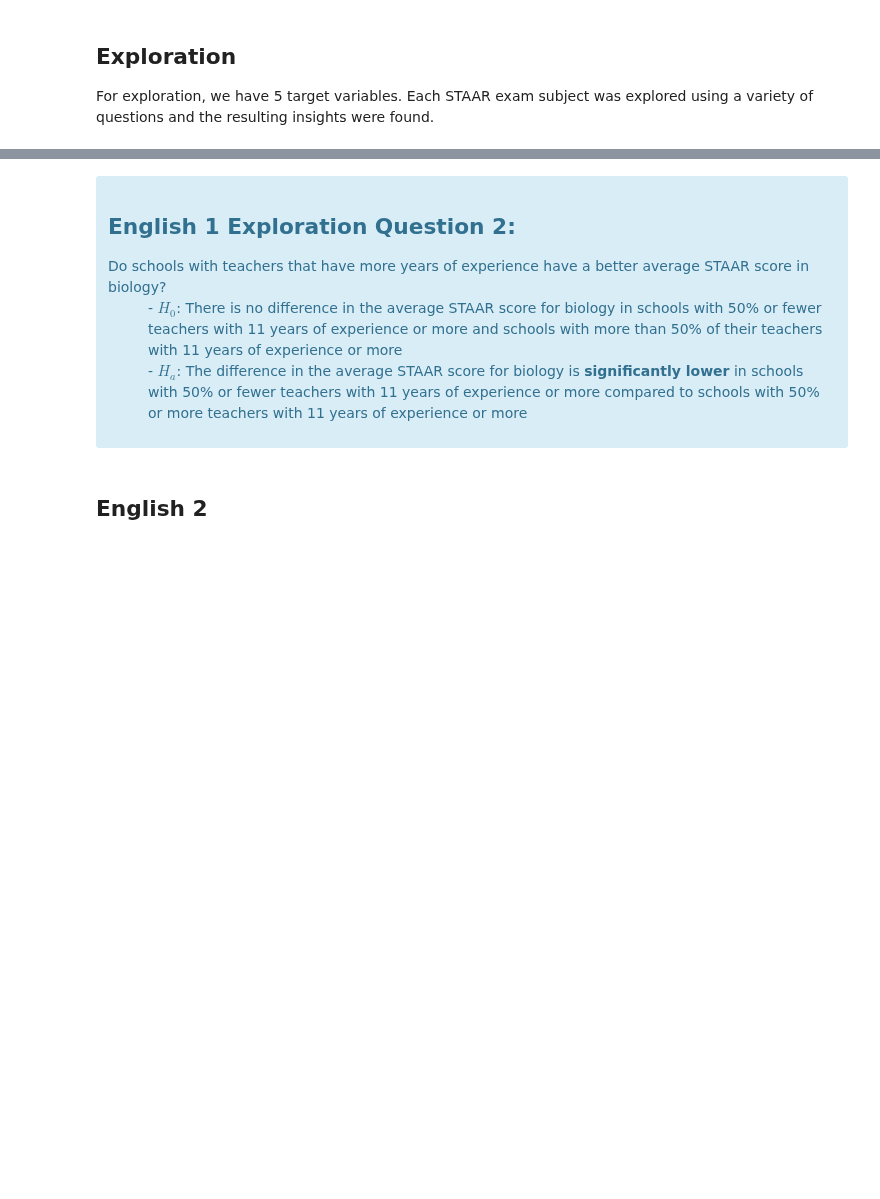
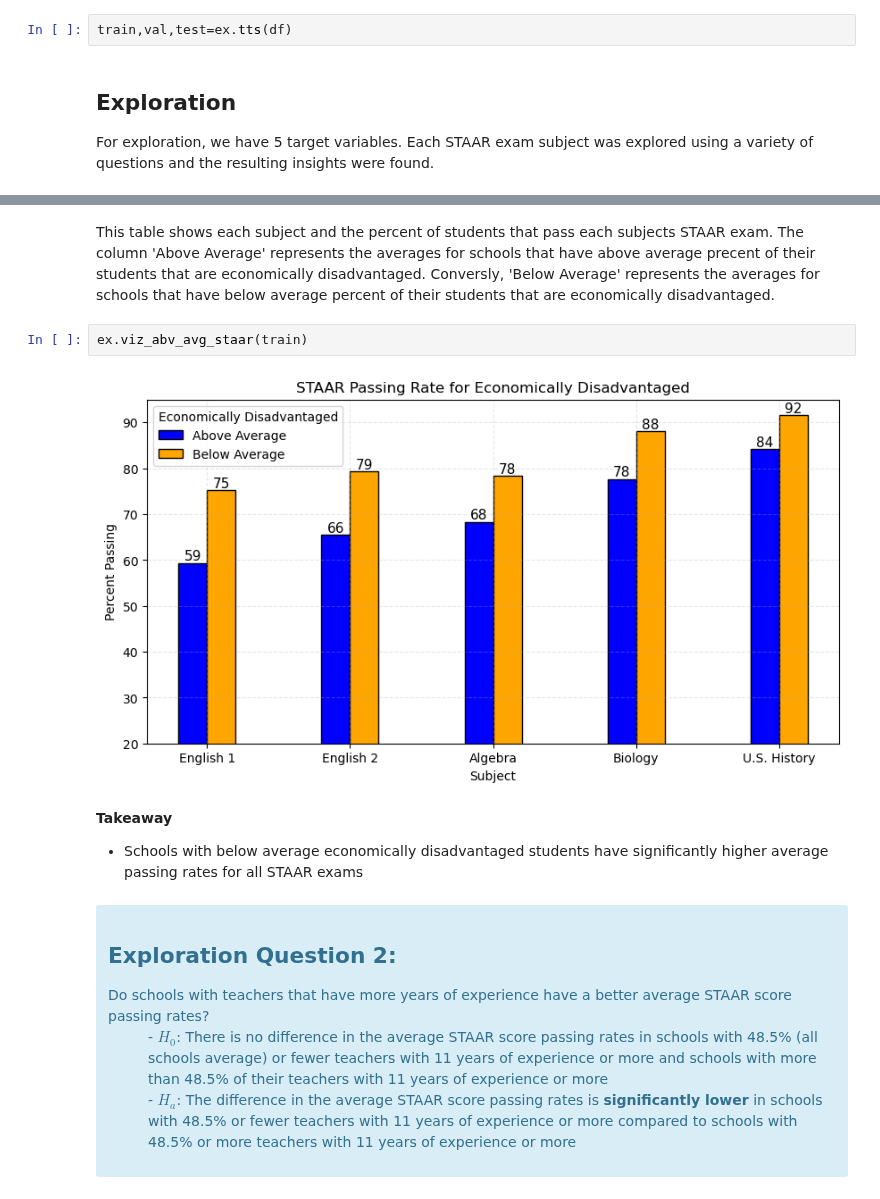
Before and after one commit to college-readiness-preds/capstone_readiness, a Jupyter notebook: stephen_folder/final_notebook.ipynb, the cells around one changed output, grey strips where cells are left out. Saved outputs shown, nothing was run; the diff lists cells and outputs as text; blank space fills up the shorter version.

```diff
--- a/stephen_folder/final_notebook.ipynb
+++ b/stephen_folder/final_notebook.ipynb
@@ -62,6 +62,8 @@ df.head(3)
 | 0 | 1902001 | 67.0 | 82.0 | 95.0 | 88.0 | 93.0 | 1.2 | 34.3 | 55259.0 | ... |
 | 1 | 1903001 | 75.0 | 87.0 | 76.0 | 92.0 | 93.0 | 1.3 | 34.5 | 48689.0 | ... |
 | 2 | 1904001 | 78.0 | 80.0 | 90.0 | 87.0 | 88.0 | 4.7 | 42.2 | 51538.0 | ... |
+# %%
+train,val,test=ex.tts(df)
 # %% [markdown]
 ## Exploration
 For exploration, we have 5 target variables. Each STAAR exam subject was explored using a variety of questions and the resulting insights were found.
@@ -83,13 +90,20 @@ english 1, 2, biology
+# %% [markdown]
+This table shows each subject and the percent of students that pass each subjects STAAR exam. The column 'Above Average' represents the averages for schools that have above average precent of their students that are economically disadvantaged. Conversly, 'Below Average' represents the averages for schools that have below average percent of their students that are economically disadvantaged.
+# %%
+ex.viz_abv_avg_staar(train)
+# %% [output]
+[figure, added]
+# %% [markdown]
+**Takeaway**
+* Schools with below average economically disadvantaged students have significantly higher average passing rates for all STAAR exams
 # %% [markdown]
 <div class="alert alert-info">
     <header>
-    <h2>English 1 Exploration Question 2:</h2>
+    <h2>Exploration Question 2:</h2>
     </header>
     <dl>
-        <dt>Do schools with teachers that have more years of experience have a better average STAAR score in biology?</dt>
-        <dd>- $H_0$: There is no difference in the average STAAR score for biology in schools with 50% or fewer teachers with 11 years of experience or more and schools with more than 50% of their teachers with 11 years of experience or more</dd>
-        <dd>- $H_a$: The difference in the average STAAR score for biology is <strong>significantly lower</strong> in schools with 50% or fewer teachers with 11 years of experience or more compared to schools with 50% or more teachers with 11 years of experience or more </dd>
+        <dt>Do schools with teachers that have more years of experience have a better average STAAR score passing rates?</dt>
+        <dd>- $H_0$: There is no difference in the average STAAR score passing rates in schools with 48.5% (all schools average) or fewer teachers with 11 years of experience or more and schools with more than 48.5% of their teachers with 11 years of experience or more</dd>
+        <dd>- $H_a$: The difference in the average STAAR score passing rates is <strong>significantly lower</strong> in schools with 48.5% or fewer teachers with 11 years of experience or more compared to schools with 48.5% or more teachers with 11 years of experience or more </dd>
     </dl>
 </div>
-# %% [markdown]
-## English 2
```
Also changed, not shown: parts of 31 cells of this notebook, 1 other file.
